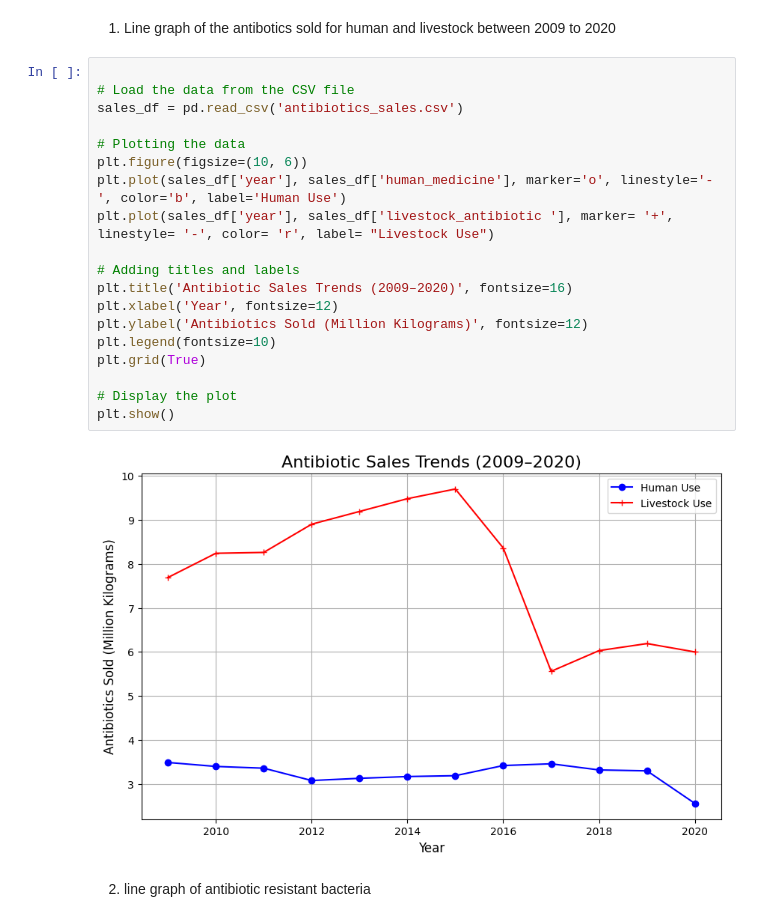
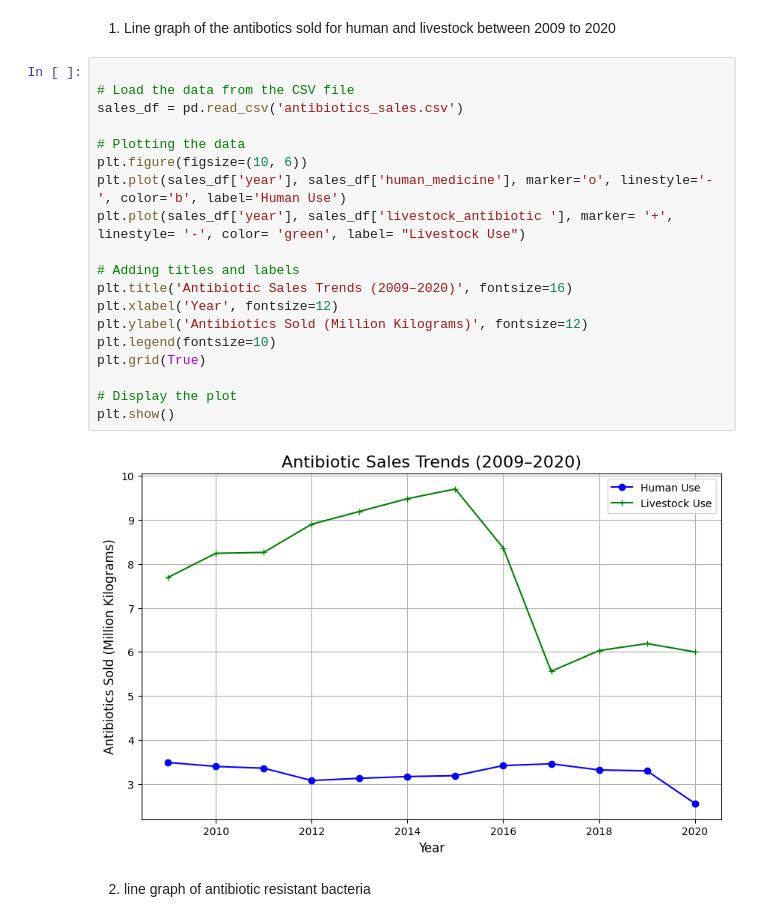
Before and after one commit to Ldooley32/capstone-dooley, a Jupyter notebook: eda.ipynb, the cells around one changed output. Drawn from its saved outputs; the diff is of its cells as text.

```diff
--- a/eda.ipynb
+++ b/eda.ipynb
@@ -439,24 +439,24 @@ dtype: float64
 # %%
 
 # Load the data from the CSV file
 sales_df = pd.read_csv('antibiotics_sales.csv')
 
 # Plotting the data
 plt.figure(figsize=(10, 6))
 plt.plot(sales_df['year'], sales_df['human_medicine'], marker='o', linestyle='-', color='b', label='Human Use')
-plt.plot(sales_df['year'], sales_df['livestock_antibiotic '], marker= '+', linestyle= '-', color= 'r', label= "Livestock Use")
+plt.plot(sales_df['year'], sales_df['livestock_antibiotic '], marker= '+', linestyle= '-', color= 'green', label= "Livestock Use")
 
 # Adding titles and labels
 plt.title('Antibiotic Sales Trends (2009–2020)', fontsize=16)
 plt.xlabel('Year', fontsize=12)
 plt.ylabel('Antibiotics Sold (Million Kilograms)', fontsize=12)
 plt.legend(fontsize=10)
 plt.grid(True)
 
 # Display the plot
 plt.show()
 # %% [output]
-[figure, old version]
+[figure, new version]
 # %% [markdown]
 2. line graph of antibiotic resistant bacteria
 # %%
```
Also changed, not shown: parts of 9 cells of this notebook, 1 other file.
